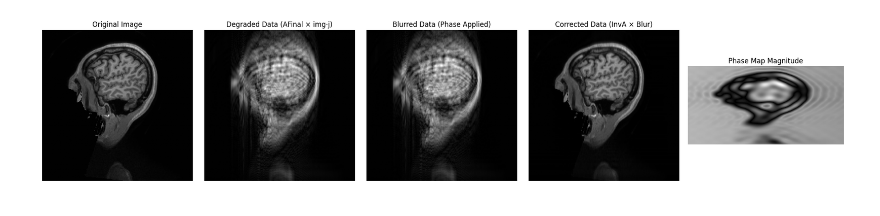
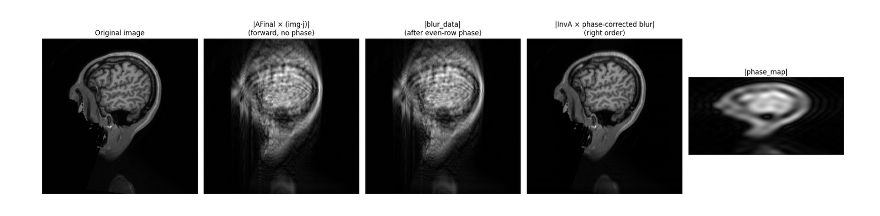
Before and after one commit to txz32102/spenpy, a Jupyter notebook: demo.ipynb, the cells around one changed output. Cells and saved outputs as stored; diff of their text form; code cells hidden in the pictures.

```diff
--- a/demo.ipynb
+++ b/demo.ipynb
@@ -29,0 +97,12 @@ FinalryxacqROFFTCorr[:, 1::2, :] = EvenDataROFFT
+# %%
+fig, axs = plt.subplots(1, 4, figsize=(16, 4))
+
+axs[0].imshow(img.numpy(), cmap='gray');                    axs[0].set_title("Ground-truth image (img)")
+axs[1].imshow(torch.abs(corrupted_data)[0].numpy(), cmap='gray'); axs[1].set_title("|corrupted_data| (SPEN-encoded + phase corruption)")
+axs[2].imshow(torch.abs(good_lr_image)[0].numpy(), cmap='gray'); axs[2].set_title("|good_lr_image| (no phase corruption)")
+axs[3].imshow(phase_map[0].numpy(), cmap='twilight');       axs[3].set_title("phase_map estimate (rad)")
+
+for ax in axs:
+    ax.axis('off')
+plt.tight_layout()
+plt.show()
@@ -61,41 +253,27 @@ plt.show()
 # %%
-"""
-This code block is a fast degradation example.
-After degradation, we first correct the phase map to even/odd line inconsistency. Then we use InvA to reconstruct.
-"""
+# Step 1: forward degradation
+degraded_data = torch.matmul(AFinal, img.unsqueeze(0) * 1j)
 
-degraded_data = torch.matmul(AFinal, img.unsqueeze(0)*1j)
-
+# Step 2: inject even/odd phase corruption
 blur_data = degraded_data.clone()
 blur_data[:, 1::2, :] = degraded_data[:, 1::2, :] * torch.exp(1j * phase_map)
 
-corr_data = blur_data
+# Step 3: correct phase first, then apply InvA  (right order)
+corr_data = blur_data.clone()
 corr_data[:, 1::2, :] = corr_data[:, 1::2, :] * torch.exp(-1j * phase_map)
-corr_data = torch.matmul(InvA, blur_data).clone()
+recon = torch.matmul(InvA, corr_data)
 
-fig, axs = plt.subplots(1, 5, figsize=(20, 4))
+fig, axs = plt.subplots(1, 5, figsize=(20, 4.4))
 
-axs[0].imshow(img.numpy(), cmap='gray')
-axs[0].set_title("Original Image")
-axs[0].axis("off")
+axs[0].imshow(img.numpy(), cmap='gray');                              axs[0].set_title("Original image")
+axs[1].imshow(degraded_data[0].abs().numpy(), cmap='gray');           axs[1].set_title("|AFinal × (img·j)|\n(forward, no phase)")
+axs[2].imshow(blur_data[0].abs().numpy(), cmap='gray');               axs[2].set_title("|blur_data|\n(after even-row phase)")
+axs[3].imshow(recon[0].abs().numpy(), cmap='gray');                   axs[3].set_title("|InvA × phase-corrected blur|\n(right order)")
+axs[4].imshow(phase_map[0].abs().numpy(), cmap='gray');               axs[4].set_title("|phase_map|")
 
-axs[1].imshow(degraded_data[0].abs().numpy(), cmap='gray')
-axs[1].set_title("Degraded Data (AFinal × img·j)")
-axs[1].axis("off")
-
-axs[2].imshow(blur_data.abs()[0].numpy(), cmap='gray')
-axs[2].set_title("Blurred Data (Phase Applied)")
-axs[2].axis("off")
-
-axs[3].imshow(torch.abs(corr_data)[0].numpy(), cmap='gray')
-axs[3].set_title("Corrected Data (InvA × Blur)")
-axs[3].axis("off")
-
-axs[4].imshow(phase_map.abs()[0].numpy(), cmap='gray')
-axs[4].set_title("Phase Map Magnitude")
-axs[4].axis("off")
-
+for ax in axs:
+    ax.axis('off')
 plt.tight_layout()
 plt.show()
 # %% [output]
-[figure, old version]
+[figure, new version]
```
Also changed, not shown: parts of 19 cells of this notebook, 25 other files.
